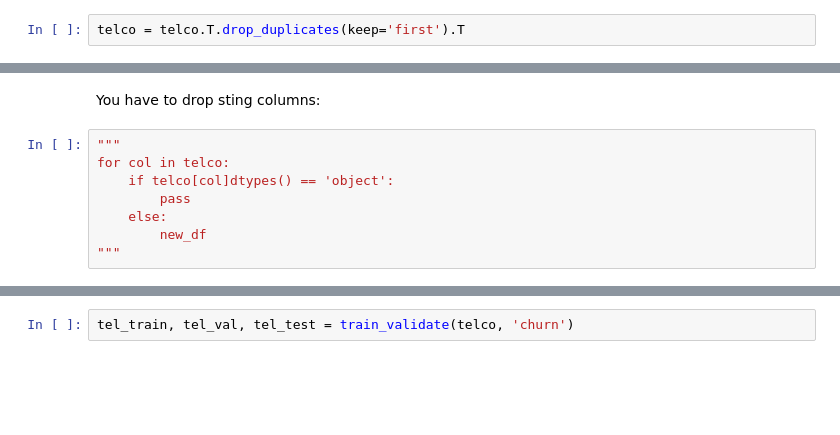
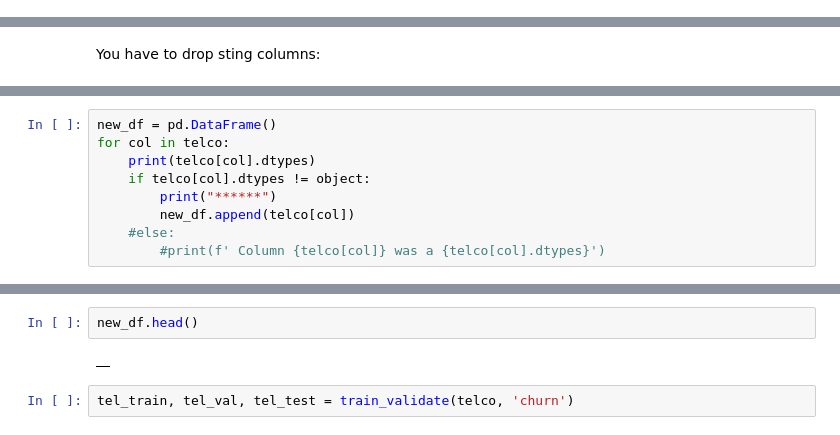
Before and after one commit to JoshuaHolt-Tech/classification-exercises, a Jupyter notebook: decision_tree.ipynb, the cells around one changed output, grey strips where cells are left out. Drawn from its saved outputs; the diff is of its cells as text; blank space fills up the shorter version.

```diff
--- a/decision_tree.ipynb
+++ b/decision_tree.ipynb
@@ -231,3 +322 @@ telco = acquire.get_telco_data()
 telco = prepare.prep_telco(telco)
-# %%
-telco = telco.T.drop_duplicates(keep='first').T
@@ -234,10 +343,2 @@ telco = telco.T.drop_duplicates(keep='first').T
 # %% [markdown]
 You have to drop sting columns:
-# %%
-"""
-for col in telco:
-    if telco[col]dtypes() == 'object':
-        pass
-    else:
-        new_df
-"""
@@ -245,0 +347,9 @@ for col in telco:
+# %%
+new_df = pd.DataFrame()
+for col in telco:
+    print(telco[col].dtypes)
+    if telco[col].dtypes != object:
+        print("******")
+        new_df.append(telco[col])
+    #else:
+        #print(f' Column {telco[col]} was a {telco[col].dtypes}')
@@ -246,3 +374,7 @@ for col in telco:
+# %%
+new_df.head()
+# %% [output]
+|  |
 # %%
 tel_train, tel_val, tel_test = train_validate(telco, 'churn')
 # %% [markdown]
```
Also changed, not shown: parts of 29 cells of this notebook.
